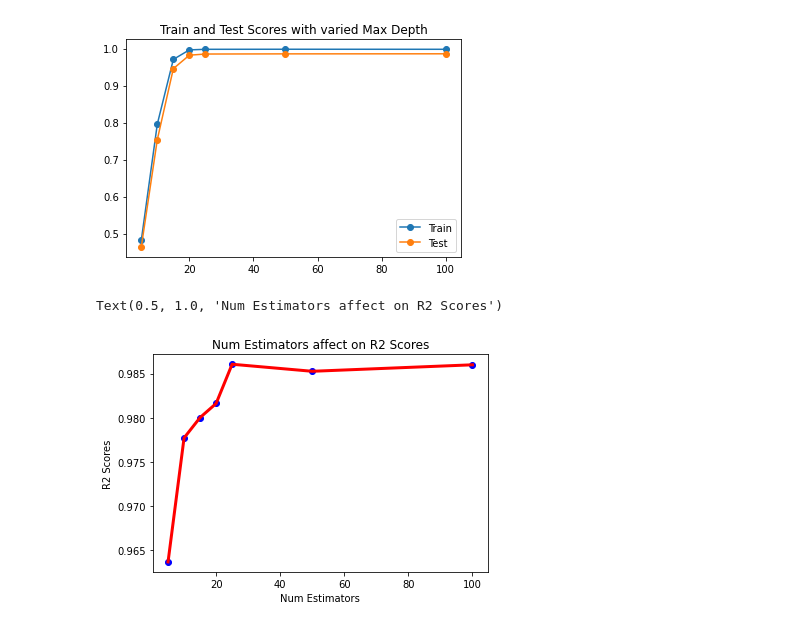
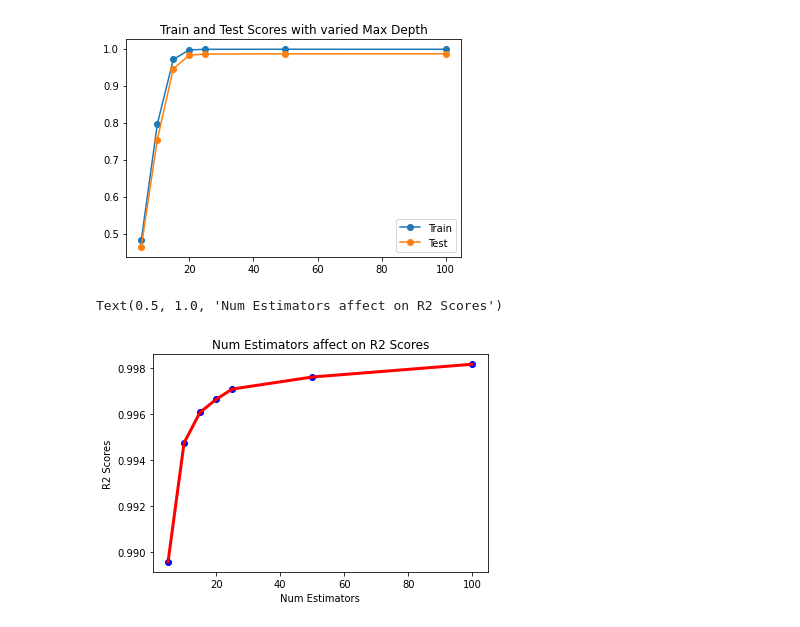
Before and after one commit to rileyhgrant/cs6140_FinalGroupProject, a Jupyter notebook: ml_groupproj.ipynb, the cells around one changed output. Drawn from its saved outputs; the diff is of its cells as text; code cells hidden in the pictures.

Commit message:
More graphs

```diff
--- a/ml_groupproj.ipynb
+++ b/ml_groupproj.ipynb
@@ -868,15 +868,17 @@ for i in range(0, len(max_depth)):
     test_r2.append(r2_score(y_test, y_pred))
     train_r2.append(r2_score(y_train, train_pred))
 # %%
-scores = np.array(r2)
-estimators_scores = pd.DataFrame(scores, columns = ['Scores'])
+test_scores = np.array(test_r2)
+train_scores = np.array(train_r2)
+estimators_scores = pd.DataFrame(scores, columns = ['Test Scores'])
+estimators_scores['Train Scores'] = train_scores
 estimators_scores['Num Estimators'] = estimators
 # %%
-plt.scatter(estimators_scores['Num Estimators'], estimators_scores['Scores'], color = "blue")
-plt.plot(estimators_scores['Num Estimators'], estimators_scores['Scores'], color = "red", linewidth = 3)
+plt.scatter(estimators_scores['Num Estimators'], estimators_scores['Train Scores'], color = "blue")
+plt.plot(estimators_scores['Num Estimators'], estimators_scores['Train Scores'], color = "red", linewidth = 3)
 plt.xlabel("Num Estimators")
 plt.ylabel("R2 Scores")
 plt.title("Num Estimators affect on R2 Scores")
 # %% [output]
 Text(0.5, 1.0, 'Num Estimators affect on R2 Scores')
-[figure, old version]
+[figure, new version]
```
Also changed, not shown: parts of 1 cell of this notebook.
